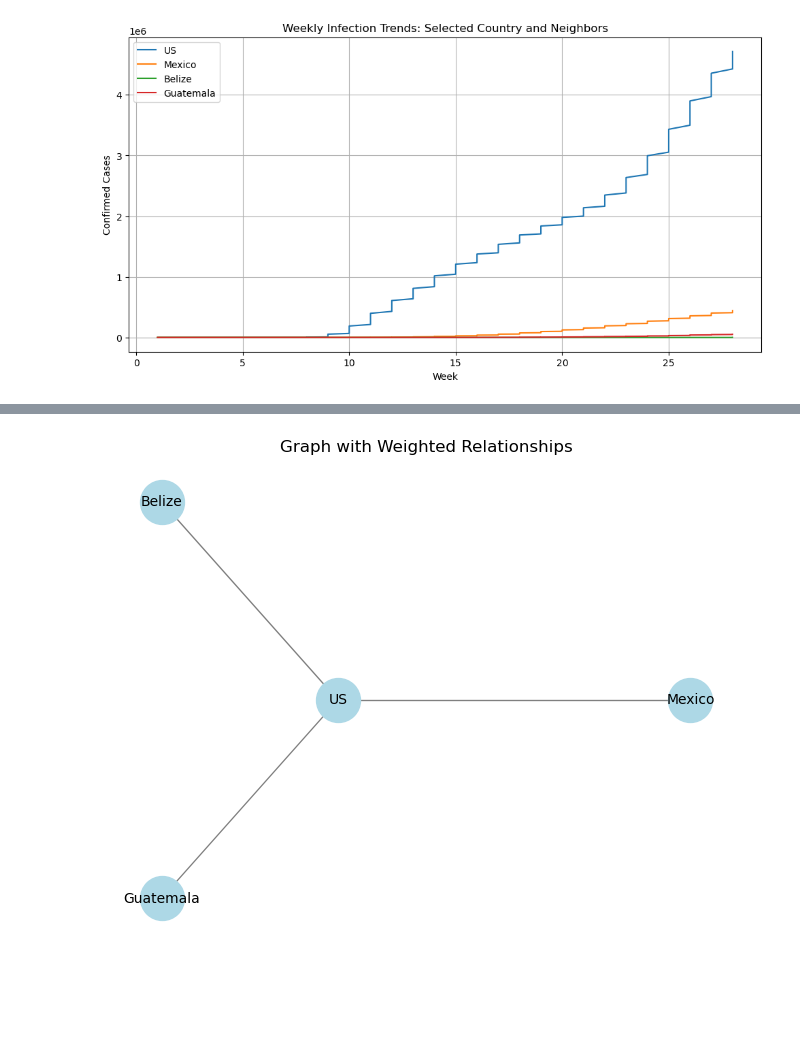
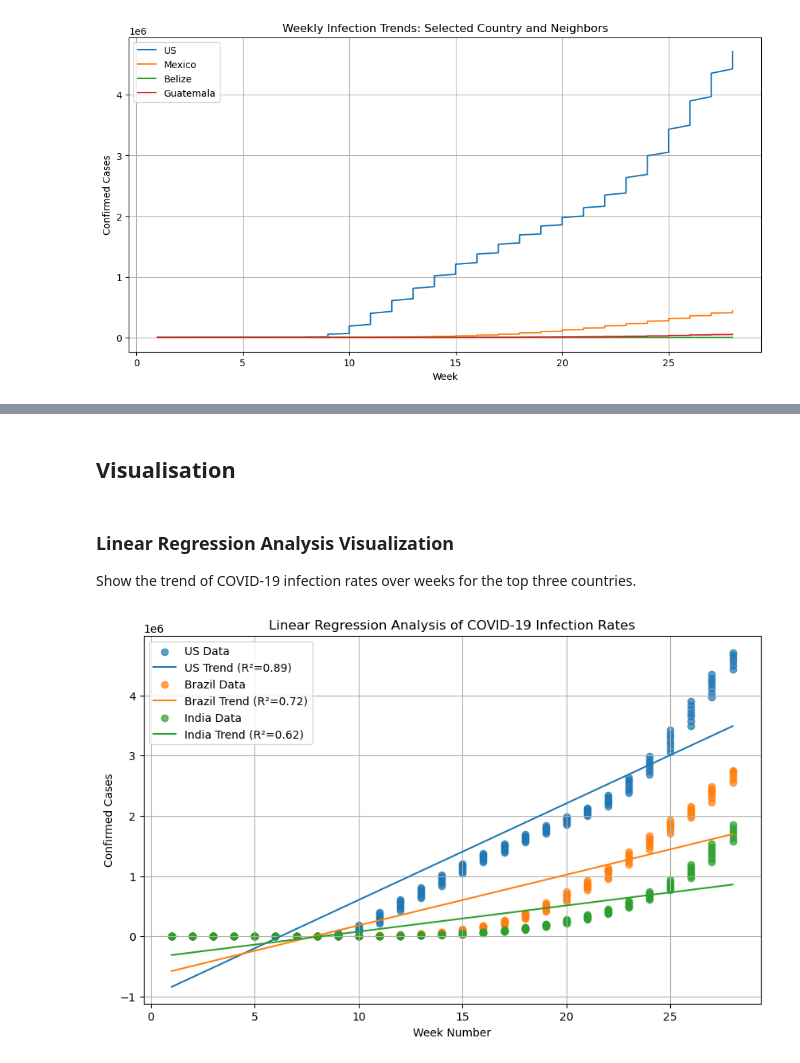
Before and after one commit to CluongUni/torrens-bda601, a Jupyter notebook: Assessment 03/A00117495_BDA601_Assessment3.ipynb, the cells around one changed output, grey strips where cells are left out. Saved outputs shown, nothing was run; the diff lists cells and outputs as text; code cells hidden in the pictures; blank space fills up the shorter version.

```diff
--- a/Assessment 03/A00117495_BDA601_Assessment3.ipynb
+++ b/Assessment 03/A00117495_BDA601_Assessment3.ipynb
@@ -225,8 +292,25 @@ for neighbor in neighboring_countries:
-# %%
-# Draw graph with weights
-weights = nx.get_edge_attributes(G, 'weight').values()
-nx.draw(G, pos, with_labels=True, node_color='lightblue', node_size=1000, font_size=10, edge_color='gray', width=list(weights))
-plt.title('Graph with Weighted Relationships')
-plt.show()
-# %% [output]
-[figure, removed]
+# %% [markdown]
+## Visualisation
+# %% [markdown]
+### Linear Regression Analysis Visualization
+Show the trend of COVID-19 infection rates over weeks for the top three countries.
+# %%
+import matplotlib.pyplot as plt
+
+plt.figure(figsize=(10, 6))
+for country in top_countries:
+    country_data = df_grouped[df_grouped['Country/Region'] == country]
+    model, r2, country_data = fit_linear_regression(country, df_grouped)
+
+    plt.scatter(country_data['Week'], country_data['Confirmed'], label=f"{country} Data", alpha=0.7)
+    plt.plot(country_data['Week'], model.predict(country_data['Week'].values.reshape(-1, 1)),
+             label=f"{country} Trend (R²={r2:.2f})")
+
+plt.title('Linear Regression Analysis of COVID-19 Infection Rates')
+plt.xlabel('Week Number')
+plt.ylabel('Confirmed Cases')
+plt.legend()
+plt.grid()
+plt.show()
+# %% [output]
+[figure, added]
```
Also changed, not shown: parts of 20 cells of this notebook.
